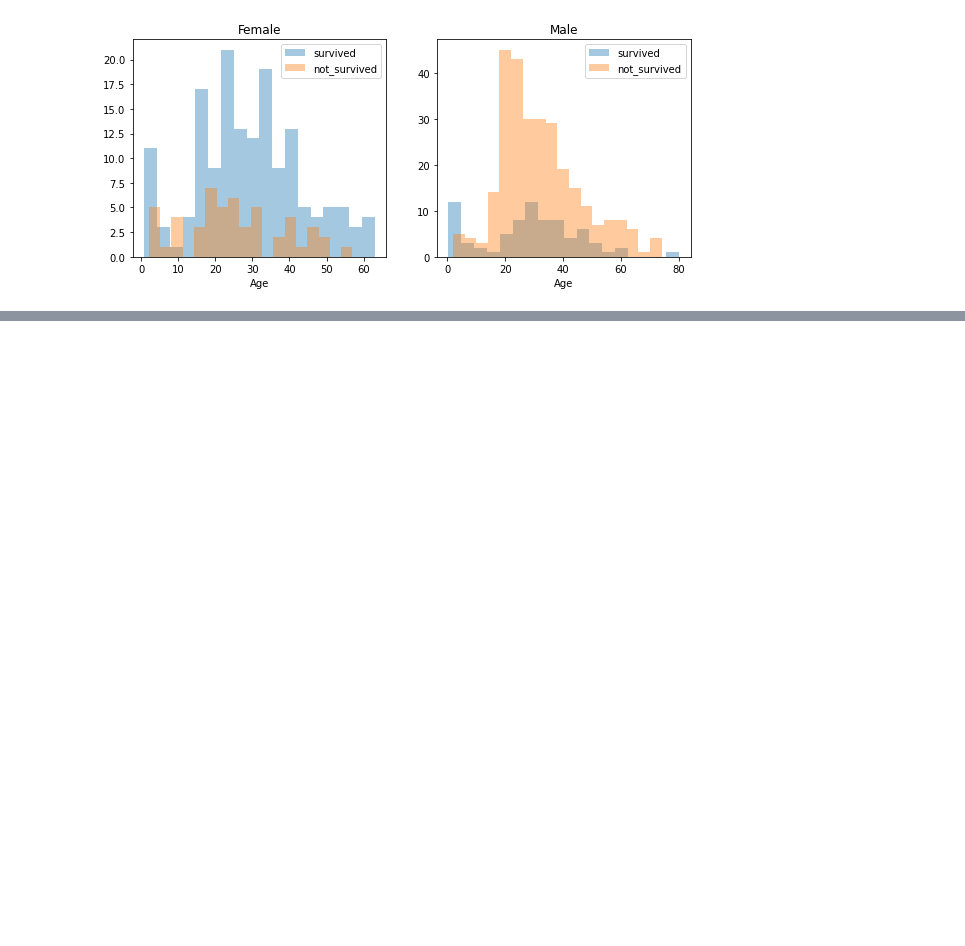
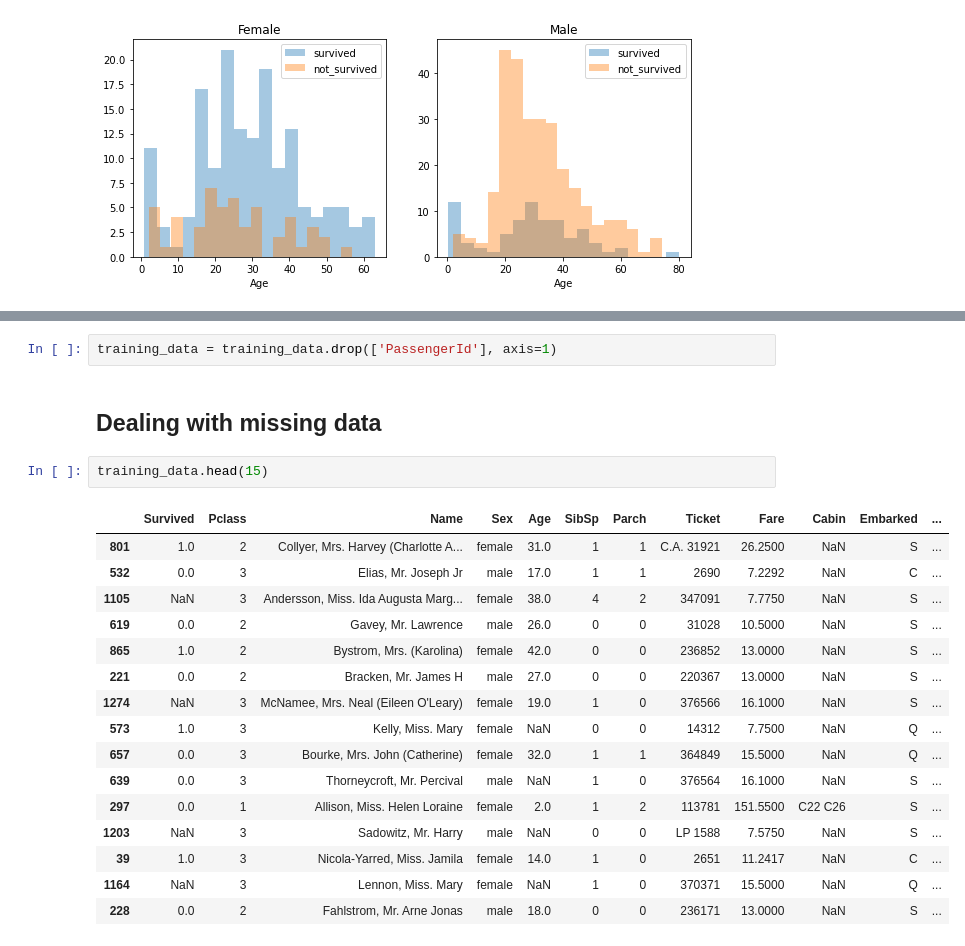
Before and after one commit to khajadatascienceR/DataScienceWithPython, a Jupyter notebook: Mar22/EndToEnd/Dummy/endtoend.ipynb, the cells around one changed output, grey strips where cells are left out. Saved outputs shown, nothing was run; the diff lists cells and outputs as text; blank space fills up the shorter version.

```diff
--- a/Mar22/EndToEnd/Dummy/endtoend.ipynb
+++ b/Mar22/EndToEnd/Dummy/endtoend.ipynb
@@ -191,0 +214,24 @@ Text(0.5, 1.0, 'Male')
+# %%
+training_data = training_data.drop(['PassengerId'], axis=1)
+# %% [markdown]
+Dealing with missing data
+--------------------------
+# %%
+training_data.head(15)
+# %% [output]
+|  | Survived | Pclass | Name | Sex | Age | SibSp | Parch | Ticket | Fare | Cabin | Embarked | ... |
+| 801 | 1.0 | 2 | Collyer, Mrs. Harvey (Charlotte A... | female | 31.0 | 1 | 1 | C.A. 31921 | 26.2500 | NaN | S | ... |
+| 532 | 0.0 | 3 | Elias, Mr. Joseph Jr | male | 17.0 | 1 | 1 | 2690 | 7.2292 | NaN | C | ... |
+| 1105 | NaN | 3 | Andersson, Miss. Ida Augusta Marg... | female | 38.0 | 4 | 2 | 347091 | 7.7750 | NaN | S | ... |
+| 619 | 0.0 | 2 | Gavey, Mr. Lawrence | male | 26.0 | 0 | 0 | 31028 | 10.5000 | NaN | S | ... |
+| 865 | 1.0 | 2 | Bystrom, Mrs. (Karolina) | female | 42.0 | 0 | 0 | 236852 | 13.0000 | NaN | S | ... |
+| 221 | 0.0 | 2 | Bracken, Mr. James H | male | 27.0 | 0 | 0 | 220367 | 13.0000 | NaN | S | ... |
+| 1274 | NaN | 3 | McNamee, Mrs. Neal (Eileen O'Leary) | female | 19.0 | 1 | 0 | 376566 | 16.1000 | NaN | S | ... |
+| 573 | 1.0 | 3 | Kelly, Miss. Mary | female | NaN | 0 | 0 | 14312 | 7.7500 | NaN | Q | ... |
+| 657 | 0.0 | 3 | Bourke, Mrs. John (Catherine) | female | 32.0 | 1 | 1 | 364849 | 15.5000 | NaN | Q | ... |
+| 639 | 0.0 | 3 | Thorneycroft, Mr. Percival | male | NaN | 1 | 0 | 376564 | 16.1000 | NaN | S | ... |
+| 297 | 0.0 | 1 | Allison, Miss. Helen Loraine | female | 2.0 | 1 | 2 | 113781 | 151.5500 | C22 C26 | S | ... |
+| 1203 | NaN | 3 | Sadowitz, Mr. Harry | male | NaN | 0 | 0 | LP 1588 | 7.5750 | NaN | S | ... |
+| 39 | 1.0 | 3 | Nicola-Yarred, Miss. Jamila | female | 14.0 | 1 | 0 | 2651 | 11.2417 | NaN | C | ... |
+| 1164 | NaN | 3 | Lennon, Miss. Mary | female | NaN | 1 | 0 | 370371 | 15.5000 | NaN | Q | ... |
+| 228 | 0.0 | 2 | Fahlstrom, Mr. Arne Jonas | male | 18.0 | 0 | 0 | 236171 | 13.0000 | NaN | S | ... |
```
Also changed, not shown: parts of 14 cells of this notebook.
